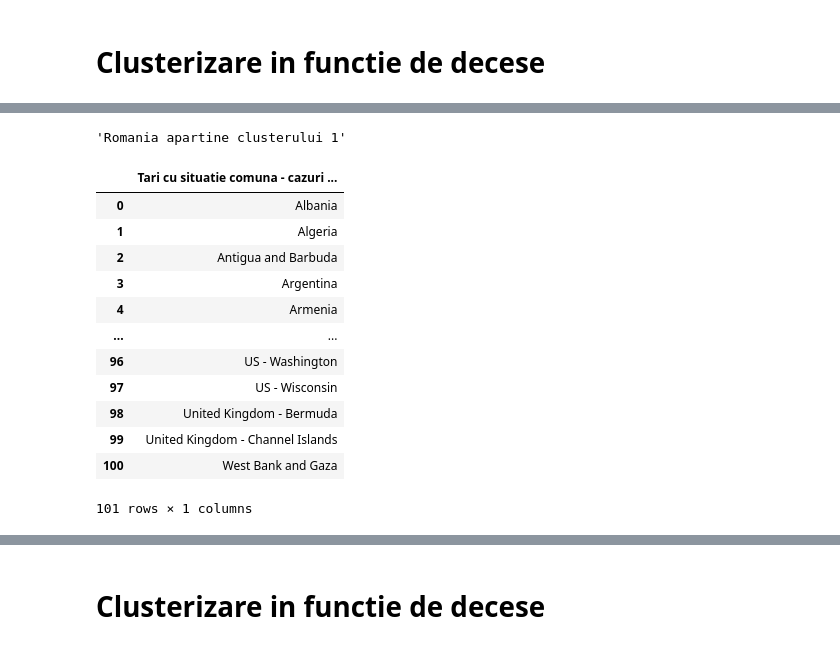
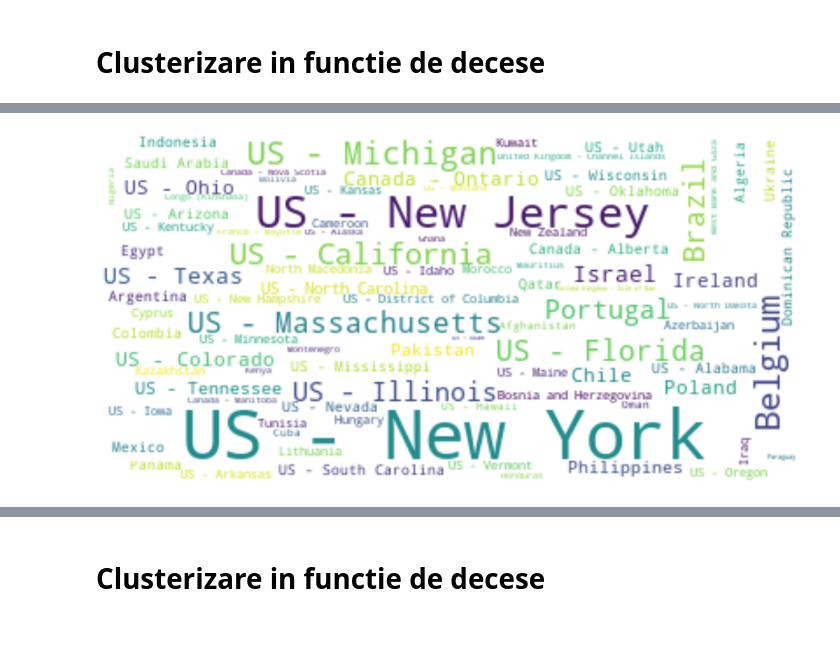
Before and after one commit to danpele/Covid-19-Romania, a Jupyter notebook: Clustering_RO/KMeans_RO.ipynb, the cells around one changed output, grey strips where cells are left out. Saved outputs shown, nothing was run; the diff lists cells and outputs as text; code cells hidden in the pictures.

```diff
--- a/Clustering_RO/KMeans_RO.ipynb
+++ b/Clustering_RO/KMeans_RO.ipynb
@@ -141,28 +142,19 @@ Init 1
 # %%
 index_RO = list(final_df['Country'].unique()).index('Romania')
 nr_cluster_RO = y_pred[index_RO]
-display(f'Romania apartine clusterului {nr_cluster_RO+1}')
-lista_tari_comune = []
+lista_tari_comune = {}
 for i,country in enumerate(final_df['Country'].unique()):
     if y_pred[i] == nr_cluster_RO and i!=index_RO:
-        lista_tari_comune.append(country)
-tari_comune = pd.DataFrame(lista_tari_comune,columns=['Tari cu situatie comuna - cazuri confirmate'])
-tari_comune
+        numar_cazuri = final_df.loc[final_df['Country']==country,'ConfirmedCases'].values[-1]
+        lista_tari_comune[country] = numar_cazuri
+
+f,ax = plt.subplots(figsize=(16,8))
+wordcloud = WordCloud(background_color="white").generate_from_frequencies(lista_tari_comune)
+ax.imshow(wordcloud, interpolation='bilinear')
+plt.axis("off")
+plt.show()
 # %% [output]
-'Romania apartine clusterului 1'
-|  | Tari cu situatie comuna - cazuri ... |
-| 0 | Albania |
-| 1 | Algeria |
-| 2 | Antigua and Barbuda |
-| 3 | Argentina |
-| 4 | Armenia |
-| ... | ... |
-| 96 | US - Washington |
-| 97 | US - Wisconsin |
-| 98 | United Kingdom - Bermuda |
-| 99 | United Kingdom - Channel Islands |
-| 100 | West Bank and Gaza |
-101 rows × 1 columns
+[figure, added]
 # %%
 for yi in range(5):
     f,ax = plt.subplots(figsize=(10,5))
```
Also changed, not shown: parts of 6 cells of this notebook.
